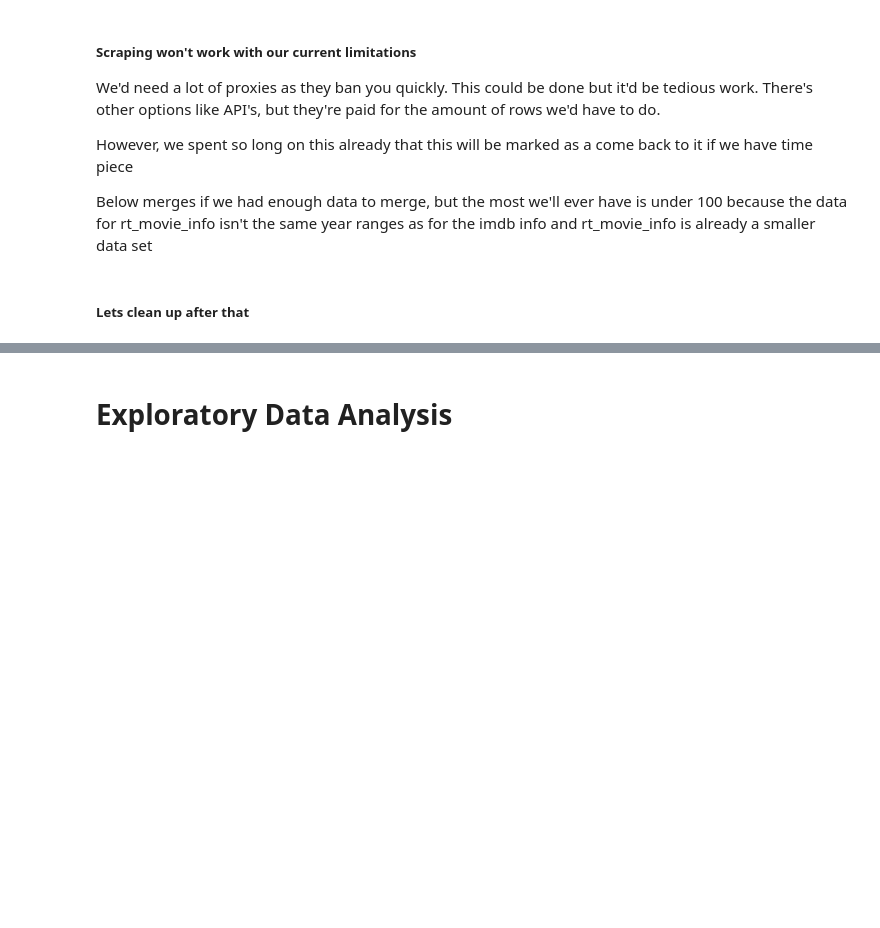
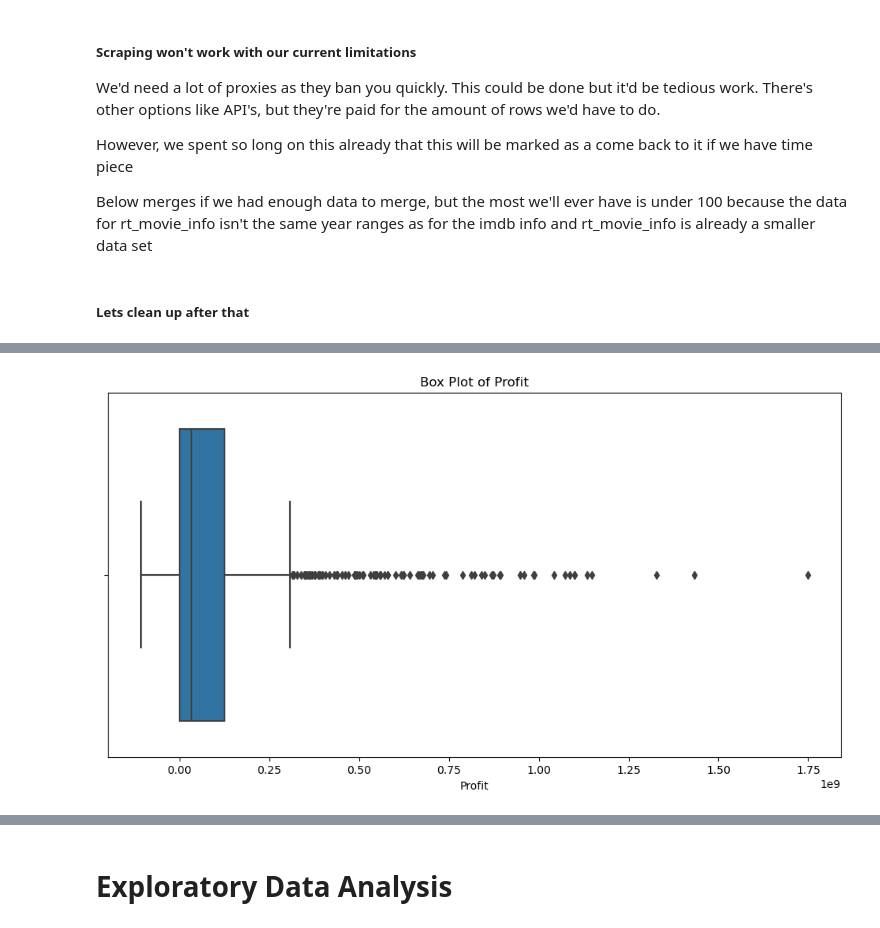
Before and after one commit to minerva-ds/dsc-movies-analysis, a Jupyter notebook: index.ipynb, the cells around one changed output, grey strips where cells are left out. Saved outputs shown, nothing was run; the diff lists cells and outputs as text; code cells hidden in the pictures; blank space fills up the shorter version.

```diff
--- a/index.ipynb
+++ b/index.ipynb
@@ -1420,0 +1641,8 @@ except:
+# %%
+plt.figure(figsize=(12, 6))
+sns.boxplot(x='profit', data=movies_df)
+plt.title('Box Plot of Profit')
+plt.xlabel('Profit')
+plt.show()
+# %% [output]
+[figure, added]
```
Also changed, not shown: parts of 35 cells of this notebook, 2 other files.
